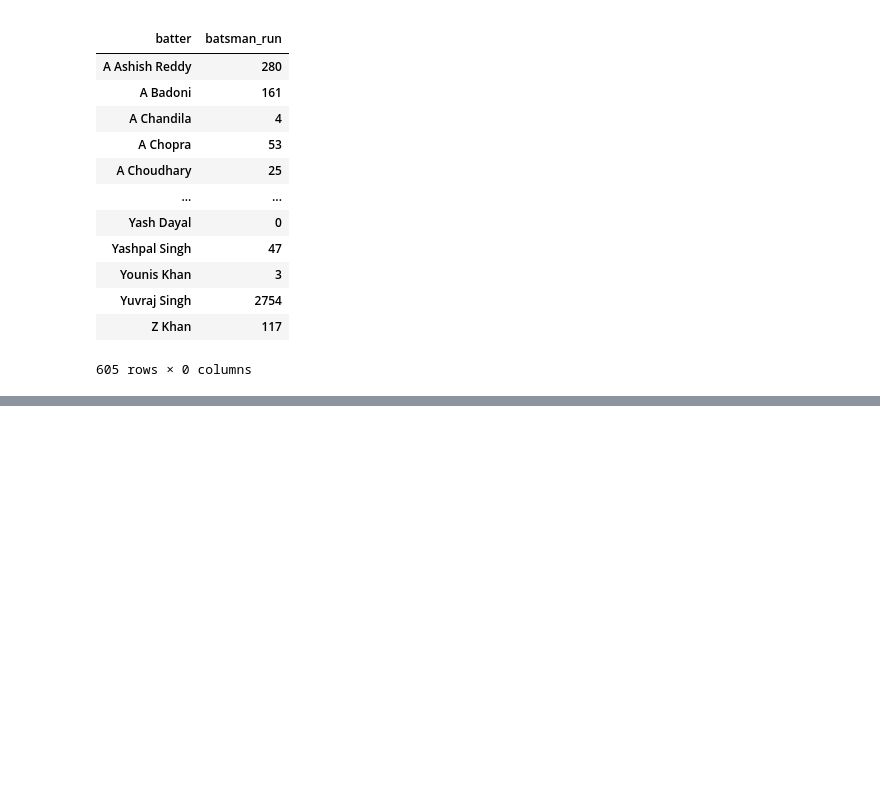
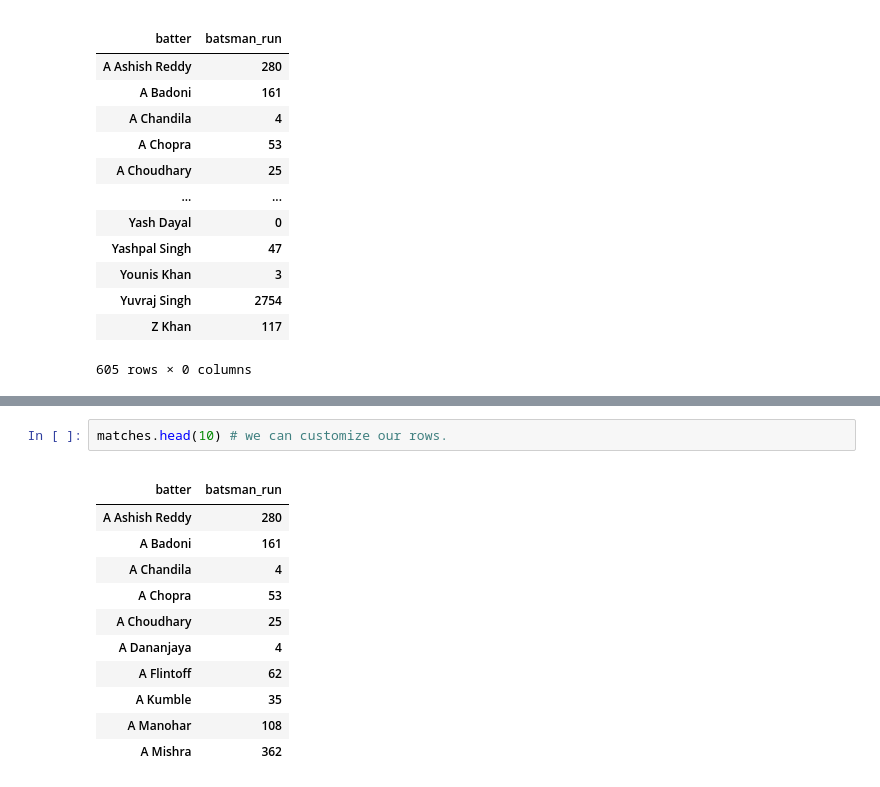
Before and after one commit to aayushmanz/Python-for-ML, a Jupyter notebook: Pandas in Python/series_in_pandas_part_2.ipynb, the cells around one changed output, grey strips where cells are left out. Saved outputs shown, nothing was run; the diff lists cells and outputs as text; blank space fills up the shorter version.

```diff
--- a/Pandas in Python/series_in_pandas_part_2.ipynb
+++ b/Pandas in Python/series_in_pandas_part_2.ipynb
@@ -66,0 +81,15 @@ dtype: int64
+# %%
+matches.head(10) # we can customize our rows.
+# %% [output]
+|  |  |
+| batter | batsman_run |
+| A Ashish Reddy | 280 |
+| A Badoni | 161 |
+| A Chandila | 4 |
+| A Chopra | 53 |
+| A Choudhary | 25 |
+| A Dananjaya | 4 |
+| A Flintoff | 62 |
+| A Kumble | 35 |
+| A Manohar | 108 |
+| A Mishra | 362 |
```
Also changed, not shown: parts of 11 cells of this notebook.
